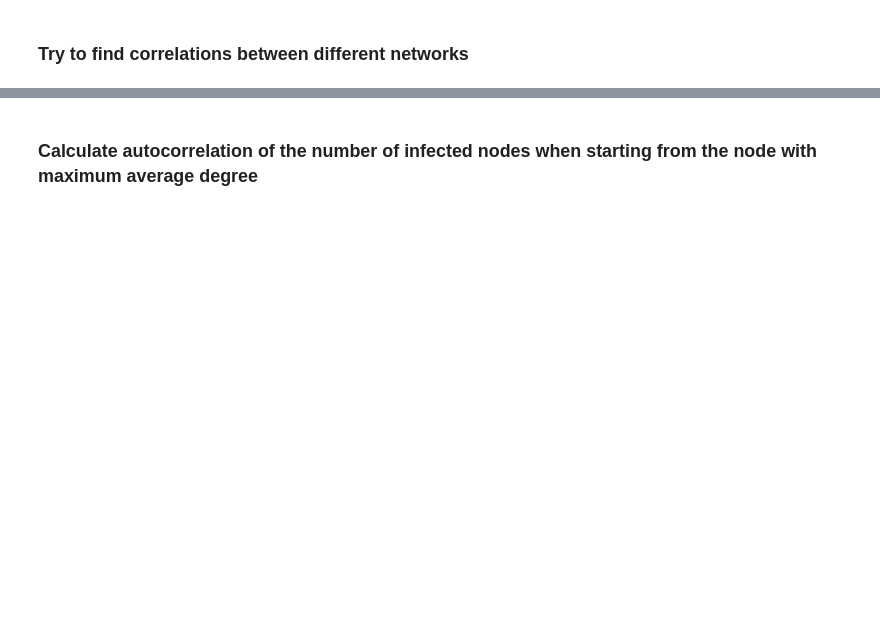
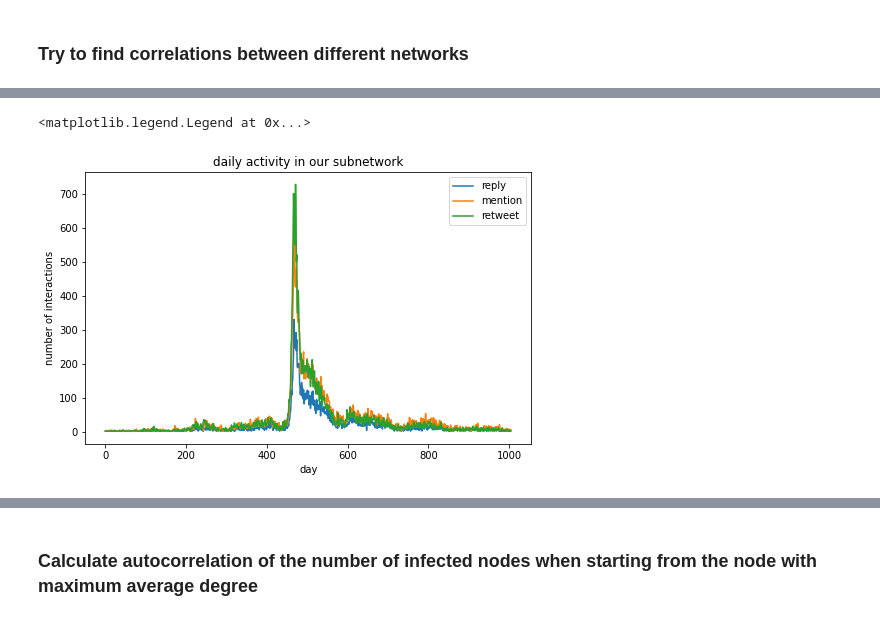
Before and after one commit to francescoopiccoli/higgs-twitter-network-science, a Jupyter notebook: src/process.ipynb, the cells around one changed output, grey strips where cells are left out. Cells and saved outputs as stored; diff of their text form; code cells hidden in the pictures; blank space fills up the shorter version.

```diff
--- a/src/process.ipynb
+++ b/src/process.ipynb
@@ -342,0 +613,29 @@ print(common_nodes)
+# %%
+fig = plt.figure(figsize=(8,5))
+
+ax1 = create_plot_grid(fig, 1, 1)[0]
+
+
+reply_sizes = []
+mention_sizes = []
+retweet_sizes = []
+for day in daily_in_degree_day_dict['f_reply'].values():
+    reply_sizes.append(len(day.values()))
+
+for day in daily_in_degree_day_dict['f_mention'].values():
+    mention_sizes.append(len(day.values()))
+
+for day in daily_in_degree_day_dict['f_retweet'].values():
+    retweet_sizes.append(len(day.values()))
+
+ax1.plot(daily_in_degree_day_dict['f_reply'].keys(), reply_sizes, label = 'reply')
+ax1.plot(daily_in_degree_day_dict['f_mention'].keys(), mention_sizes, label ='mention')
+ax1.plot(daily_in_degree_day_dict['f_retweet'].keys(), retweet_sizes, label = 'retweet')
+
+ax1.set_title('daily activity in our subnetwork')
+ax1.set_ylabel('number of interactions')
+ax1.set_xlabel('day')
+plt.legend()
+# %% [output]
+<matplotlib.legend.Legend at 0x...>
+[figure, added]
```
Also changed, not shown: parts of 39 cells of this notebook.
